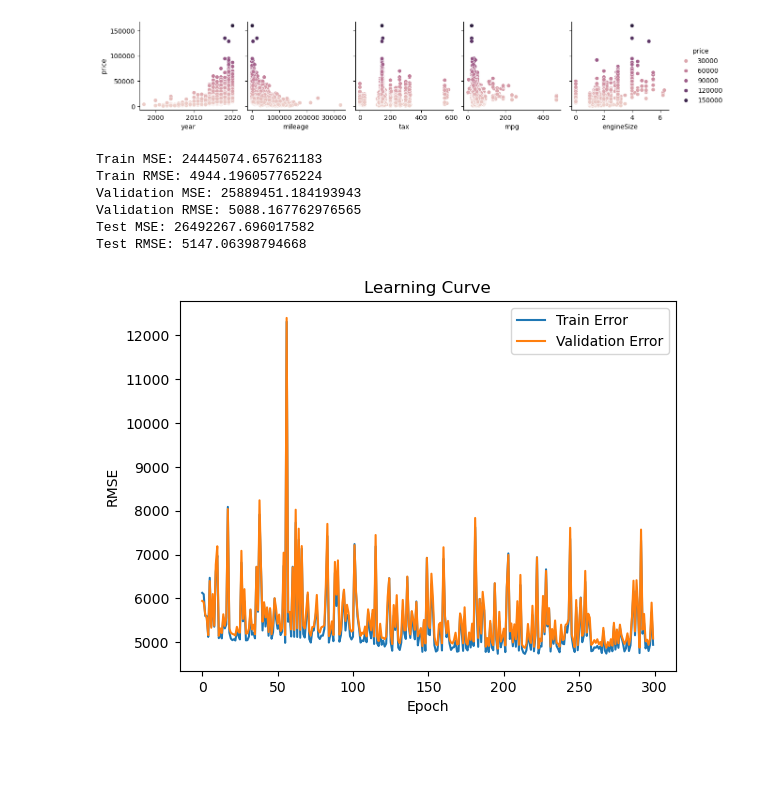
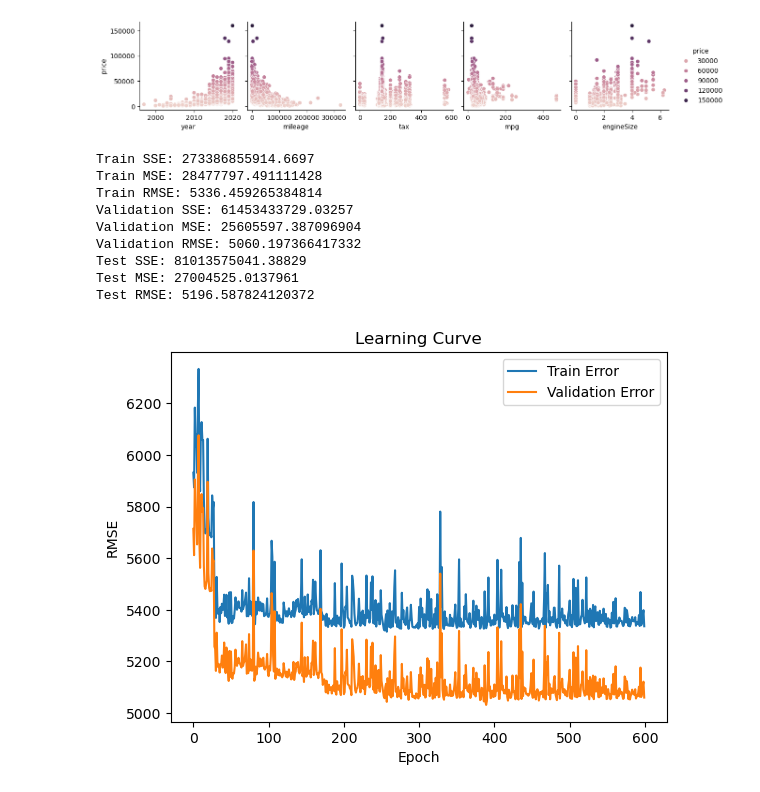
Before and after one commit to LLozadaB/ITCS-3156-Final, a Jupyter notebook: NeuralNetworkCars.ipynb, the cells around one changed output. Cells and saved outputs as stored; diff of their text form; code cells hidden in the pictures; blank space fills up the shorter version.

Commit message:
Replace old notebook files with correct notebooks
New notebooks fix result issues and add new test values

```diff
--- a/NeuralNetworkCars.ipynb
+++ b/NeuralNetworkCars.ipynb
@@ -15,6 +15,20 @@ from sklearn.model_selection import train_test_split
 from sklearn.preprocessing import StandardScaler
 from sklearn.metrics import root_mean_squared_error as rmse
 from sklearn.metrics import mean_squared_error as mse
+# %%
+def sse(y: np.ndarray, y_hat: np.ndarray) -> float:
+    """ Computes the sum of squared error
+
+        Args:
+            y: Ground truth targets given as a 1D vector
+
+            y_hat: Predicted targets given as a 1D vector
+
+    """
+    y =  y.reshape(-1,)
+    y_hat = y_hat.reshape(-1,)
+
+    return np.sum((y_hat - y) ** 2)
 # %%
 cars_df = pd.read_csv("car_info_prices.csv")
 cars_df.info()
@@ -413,40 +427,49 @@ class NeuralNetwork():
 
         return A2
 # %%
-nn = NeuralNetwork(hidden_neurons = 50, output_neurons = 1, batch_size = 70, alpha = 0.06, epochs = 300, seed = 42)
+nn = NeuralNetwork(hidden_neurons = 40, output_neurons = 1, batch_size = 65, alpha = 0.04, epochs = 600, seed = 42)
 X_trn, y_trn, X_vld, y_vld, X_tst, y_tst = get_preprocessed_data()
 nn = nn.fit(X_trn, y_trn, X_vld = X_vld, y_vld = y_vld)
 
 y_hat_trn = nn.predict(X_trn)
+trn_sse_score = sse(y_trn, y_hat_trn)
 trn_mse_score = mse(y_trn, y_hat_trn)
 trn_rmse_score = rmse(y_trn, y_hat_trn)
+print(f"Train SSE: {trn_sse_score}")
 print(f"Train MSE: {trn_mse_score}")
 print(f"Train RMSE: {trn_rmse_score}")
 
 y_hat_vld = nn.predict(X_vld)
+vld_sse_score = sse(y_vld, y_hat_vld)
 vld_mse_score = mse(y_vld, y_hat_vld)
 vld_rmse_score = rmse(y_vld, y_hat_vld)
+print(f"Validation SSE: {vld_sse_score}")
 print(f"Validation MSE: {vld_mse_score}")
 print(f"Validation RMSE: {vld_rmse_score}")
 
 y_hat_tst = nn.predict(X_tst)
+tst_sse_score = sse(y_tst, y_hat_tst)
 tst_mse_score = mse(y_tst, y_hat_tst)
 tst_rmse_score = rmse(y_tst, y_hat_tst)
+print(f"Test SSE: {tst_sse_score}")
 print(f"Test MSE: {tst_mse_score}")
 print(f"Test RMSE: {tst_rmse_score}")
 
 plt.plot(nn.trn_error, label = 'Train Error')
 plt.plot(nn.vld_error, label = 'Validation Error')
 plt.title("Learning Curve")
 plt.ylabel("RMSE")
 plt.xlabel("Epoch")
 plt.legend()
 plt.show()
 # %% [output]
-Train MSE: 24445074.657621183
-Train RMSE: 4944.196057765224
-Validation MSE: 25889451.184193943
-Validation RMSE: 5088.167762976565
-Test MSE: 26492267.696017582
-Test RMSE: 5147.06398794668
+Train SSE: 273386855914.6697
+Train MSE: 28477797.491111428
+Train RMSE: 5336.459265384814
+Validation SSE: 61453433729.03257
+Validation MSE: 25605597.387096904
+Validation RMSE: 5060.197366417332
+Test SSE: 81013575041.38829
+Test MSE: 27004525.0137961
+Test RMSE: 5196.587824120372
-[figure, old version]
+[figure, new version]
```
Also changed, not shown: 1 other file.
